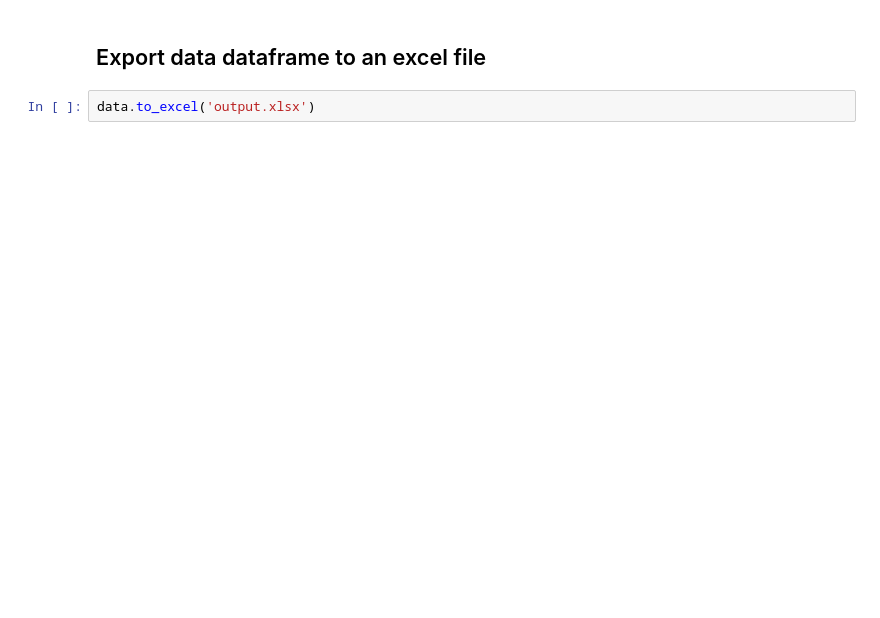
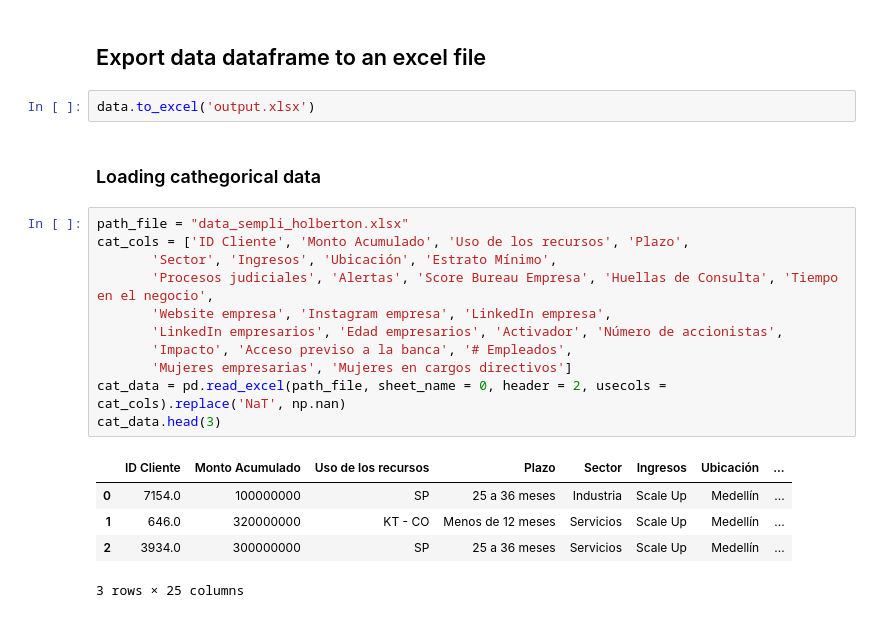
Before and after one commit to cbarros7/capstone_project_holberton, a Jupyter notebook: cleaning_data.ipynb, the cells around one changed output. Cells and saved outputs as stored; diff of their text form; blank space fills up the shorter version.

```diff
--- a/cleaning_data.ipynb
+++ b/cleaning_data.ipynb
@@ -85,3 +111,22 @@ sns.countplot(x='state', data= data)
 ## Export data dataframe to an excel file
 # %%
 data.to_excel('output.xlsx')
+# %% [markdown]
+### Loading cathegorical data
+# %%
+path_file = "data_sempli_holberton.xlsx"
+cat_cols = ['ID Cliente', 'Monto Acumulado', 'Uso de los recursos', 'Plazo',
+       'Sector', 'Ingresos', 'Ubicación', 'Estrato Mínimo',
+       'Procesos judiciales', 'Alertas', 'Score Bureau Empresa', 'Huellas de Consulta', 'Tiempo en el negocio',
+       'Website empresa', 'Instagram empresa', 'LinkedIn empresa',
+       'LinkedIn empresarios', 'Edad empresarios', 'Activador', 'Número de accionistas',
+       'Impacto', 'Acceso previso a la banca', '# Empleados',
+       'Mujeres empresarias', 'Mujeres en cargos directivos']
+cat_data = pd.read_excel(path_file, sheet_name = 0, header = 2, usecols = cat_cols).replace('NaT', np.nan)
+cat_data.head(3)
+# %% [output]
+|  | ID Cliente | Monto Acumulado | Uso de los recursos | Plazo | Sector | Ingresos | Ubicación | ... |
+| 0 | 7154.0 | 100000000 | SP | 25 a 36 meses | Industria | Scale Up | Medellín | ... |
+| 1 | 646.0 | 320000000 | KT - CO | Menos de 12 meses | Servicios | Scale Up | Medellín | ... |
+| 2 | 3934.0 | 300000000 | SP | 25 a 36 meses | Servicios | Scale Up | Medellín | ... |
+3 rows × 25 columns
```
Also changed, not shown: parts of 13 cells of this notebook.
